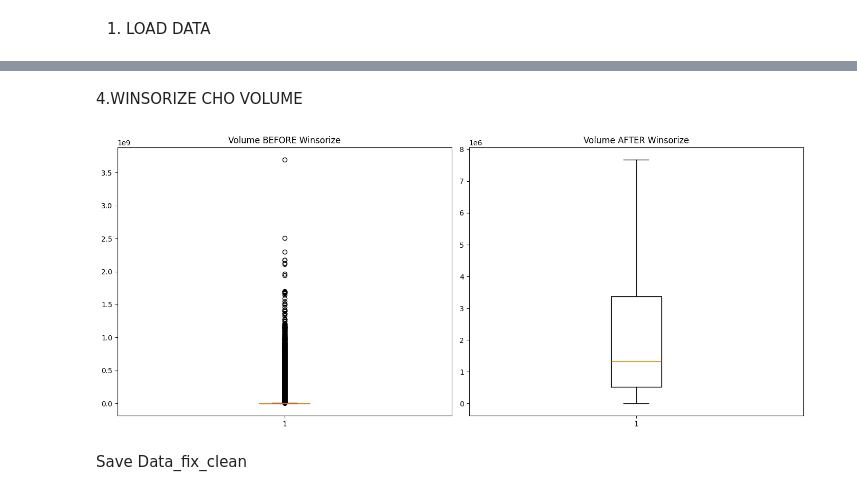
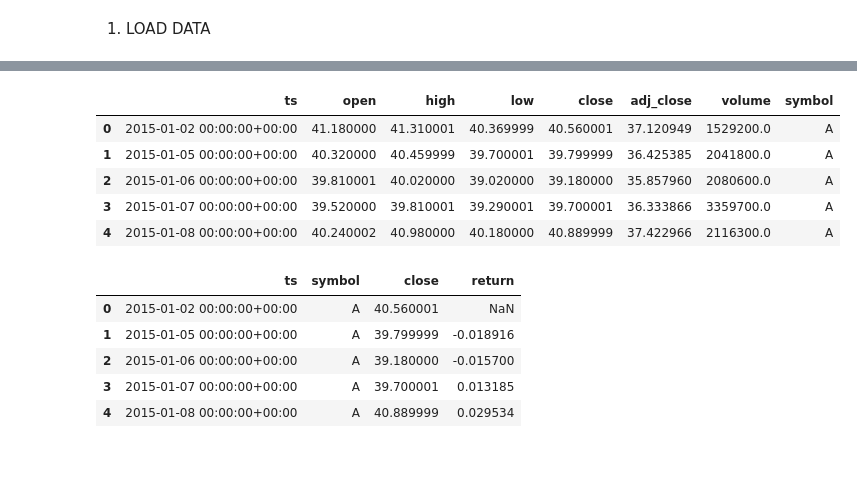
Before and after one commit to Pogba24-12/CF_LeHoangPhuc-22110160_TranLongNhat-22110142, a Jupyter notebook: lab2/handle_outlier.ipynb, the cells around one changed output, grey strips where cells are left out. Drawn from its saved outputs; the diff is of its cells as text; code cells hidden in the pictures; blank space fills up the shorter version.

```diff
--- a/lab2/handle_outlier.ipynb
+++ b/lab2/handle_outlier.ipynb
@@ -86,28 +10,0 @@ plt.show()
-# %% [markdown]
-4.WINSORIZE CHO VOLUME
-# %%
-volume = df["volume"]
-
-Q1 = volume.quantile(0.25)
-Q3 = volume.quantile(0.75)
-IQR = Q3 - Q1
-lower = Q1 - 1.5 * IQR
-upper = Q3 + 1.5 * IQR
-df["volume_winsor"] = volume.clip(lower, upper)
-
-plt.figure(figsize=(14, 6))
-
-plt.subplot(1, 2, 1)
-plt.boxplot(volume)
-plt.title("Volume BEFORE Winsorize")
-
-plt.subplot(1, 2, 2)
-plt.boxplot(df["volume_winsor"])
-plt.title("Volume AFTER Winsorize")
-
-plt.tight_layout()
-plt.show()
-# %% [output]
-[figure, removed]
-# %% [markdown]
-Save Data_fix_clean
@@ -122,0 +11,31 @@ df_clean.to_csv("data_fix_clean.csv", index=False)
+# %%
+# Load
+df = pd.read_csv("data_fix.csv")
+
+# chuẩn hóa ts & sort
+df["ts"] = pd.to_datetime(df["ts"], errors="coerce", utc=True)
+df = df.sort_values(["symbol","ts"])
+
+df.head()
+# %% [output]
+|  | ts | open | high | low | close | adj_close | volume | symbol |
+| 0 | 2015-01-02 00:00:00+00:00 | 41.180000 | 41.310001 | 40.369999 | 40.560001 | 37.120949 | 1529200.0 | A |
+| 1 | 2015-01-05 00:00:00+00:00 | 40.320000 | 40.459999 | 39.700001 | 39.799999 | 36.425385 | 2041800.0 | A |
+| 2 | 2015-01-06 00:00:00+00:00 | 39.810001 | 40.020000 | 39.020000 | 39.180000 | 35.857960 | 2080600.0 | A |
+| 3 | 2015-01-07 00:00:00+00:00 | 39.520000 | 39.810001 | 39.290001 | 39.700001 | 36.333866 | 3359700.0 | A |
+| 4 | 2015-01-08 00:00:00+00:00 | 40.240002 | 40.980000 | 40.180000 | 40.889999 | 37.422966 | 2116300.0 | A |
+# %%
+# Tính log-return
+df["return"] = (
+    df.groupby("symbol", group_keys=False)["close"]
+      .apply(lambda s: np.log(s / s.shift(1)))
+)
+
+df[["ts","symbol","close","return"]].head()
+# %% [output]
+|  | ts | symbol | close | return |
+| 0 | 2015-01-02 00:00:00+00:00 | A | 40.560001 | NaN |
+| 1 | 2015-01-05 00:00:00+00:00 | A | 39.799999 | -0.018916 |
+| 2 | 2015-01-06 00:00:00+00:00 | A | 39.180000 | -0.015700 |
+| 3 | 2015-01-07 00:00:00+00:00 | A | 39.700001 | 0.013185 |
+| 4 | 2015-01-08 00:00:00+00:00 | A | 40.889999 | 0.029534 |
```
Also changed, not shown: parts of 15 cells of this notebook.
